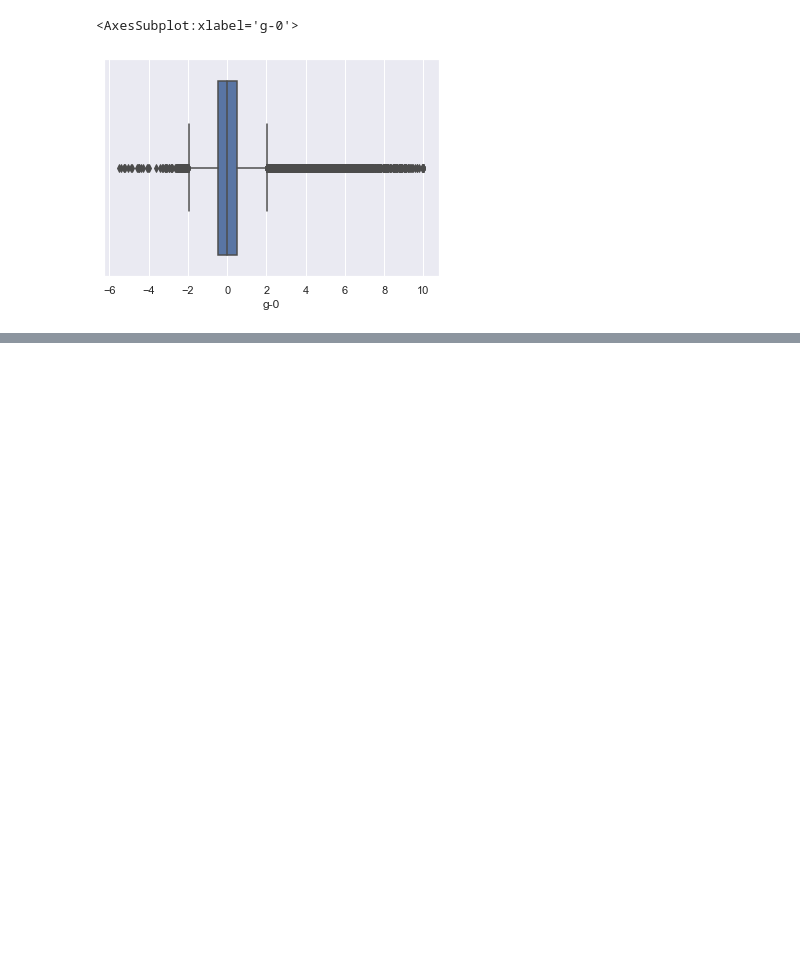
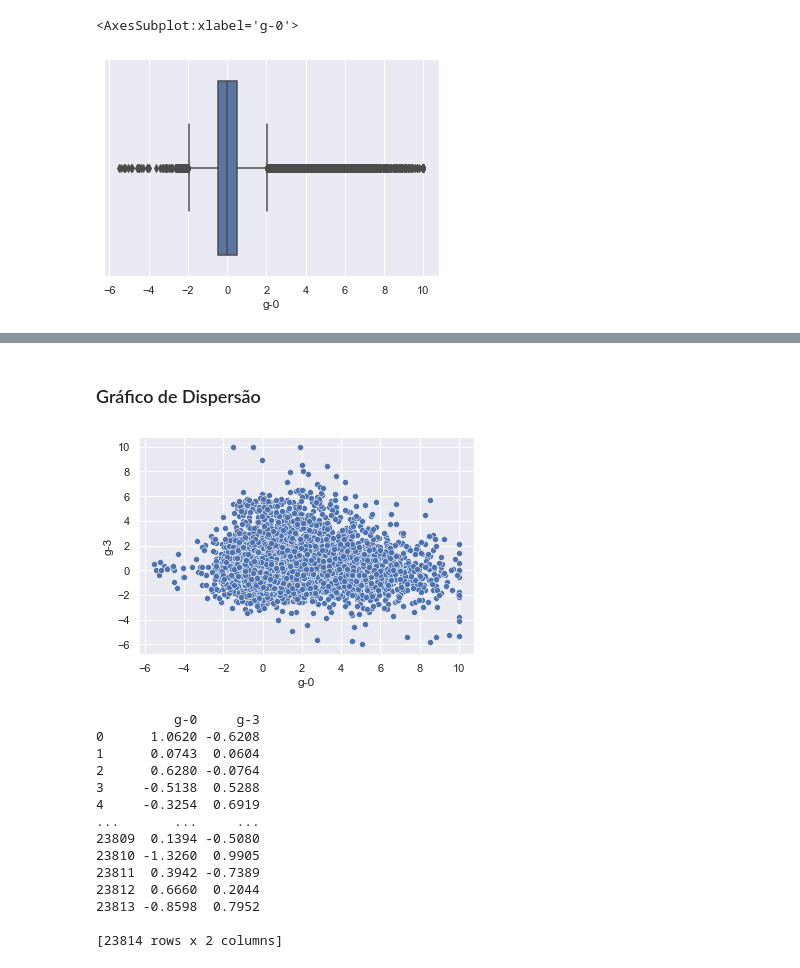
Before and after one commit to RicardoPreto/DataScience_Farmacia, a Jupyter notebook: Project.ipynb, the cells around one changed output, grey strips where cells are left out. Saved outputs shown, nothing was run; the diff lists cells and outputs as text; code cells hidden in the pictures; blank space fills up the shorter version.

```diff
--- a/Project.ipynb
+++ b/Project.ipynb
@@ -261,0 +297,22 @@ sns.boxplot(x="g-0", data=df)
+# %% [markdown]
+### Gráfico de Dispersão
+# %%
+sns.scatterplot(x="g-0", y="g-3", data=df)
+plt.show()
+print(df[["g-0", "g-3"]])
+# %% [output]
+[figure, added]
+          g-0     g-3
+0      1.0620 -0.6208
+1      0.0743  0.0604
+2      0.6280 -0.0764
+3     -0.5138  0.5288
+4     -0.3254  0.6919
+...       ...     ...
+23809  0.1394 -0.5080
+23810 -1.3260  0.9905
+23811  0.3942 -0.7389
+23812  0.6660  0.2044
+23813 -0.8598  0.7952
+
+[23814 rows x 2 columns]
```
Also changed, not shown: parts of 13 cells of this notebook.
